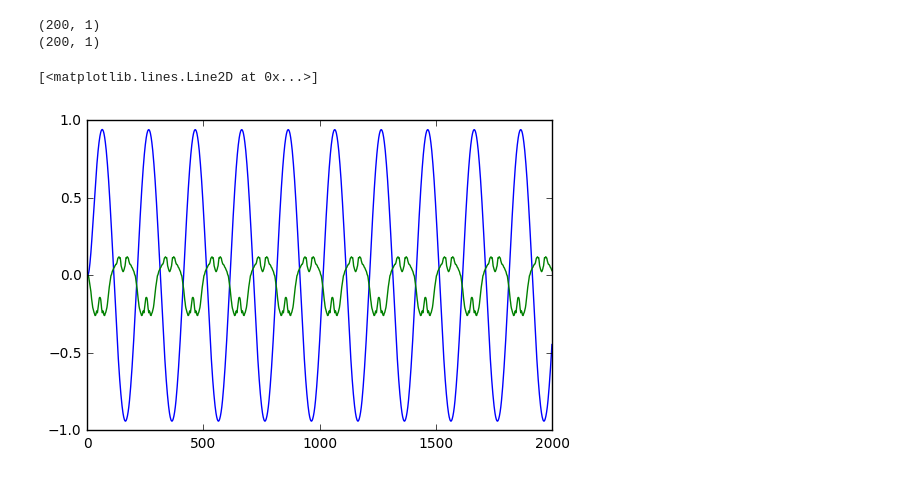
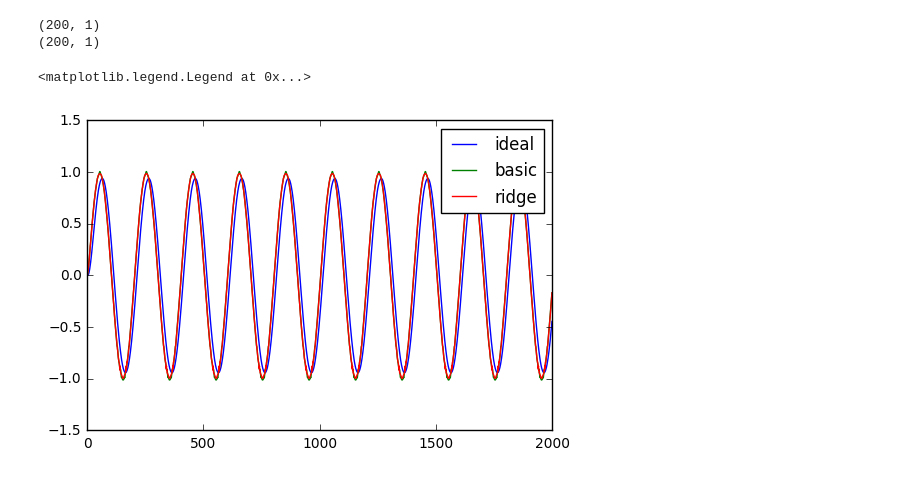
Before and after one commit to Seanny123/nef-conceptors, a Jupyter notebook: solver_test.ipynb, the cells around one changed output. Drawn from its saved outputs; the diff is of its cells as text; code cells hidden in the pictures.

```diff
--- a/solver_test.ipynb
+++ b/solver_test.ipynb
@@ -12,9 +12,10 @@ The nengo.ipynb extension is already loaded. To reload it, use:
   %reload_ext nengo.ipynb
 # %%
 n_neurons = 200
+SEED=0
 
-with nengo.Network() as train_model:
-    in_nd = nengo.Node(WhiteSignal(0.5, 10))
+with nengo.Network(seed=SEED) as train_model:
+    in_nd = nengo.Node(WhiteSignal(10, high=5))
     ens = nengo.Ensemble(200, 1, neuron_type=nengo.LIFRate())
     nengo.Connection(in_nd, ens)
 
@@ -46,12 +52,12 @@ with nengo.Network() as base_model:
 with nengo.Simulator(base_model) as sim_base:
     sim_base.run(2)
 # %%
-# WHY IS EVERYTHING FUCKED?
 b_sig = np.dot(sim_base.data[p_ref], b_dec)
 r_sig = np.dot(sim_base.data[p_ref], r_dec)
 plt.plot(sim_base.data[p_out])
 plt.plot(b_sig)
-#plt.plot(r_sig)
+plt.plot(r_sig)
+plt.legend(["ideal", "basic", "ridge"])
 # %% [output]
-[<matplotlib.lines.Line2D at 0x...>]
+<matplotlib.legend.Legend at 0x...>
-[figure, old version]
+[figure, new version]
```
Also changed, not shown: parts of 2 cells of this notebook, 1 other file.
